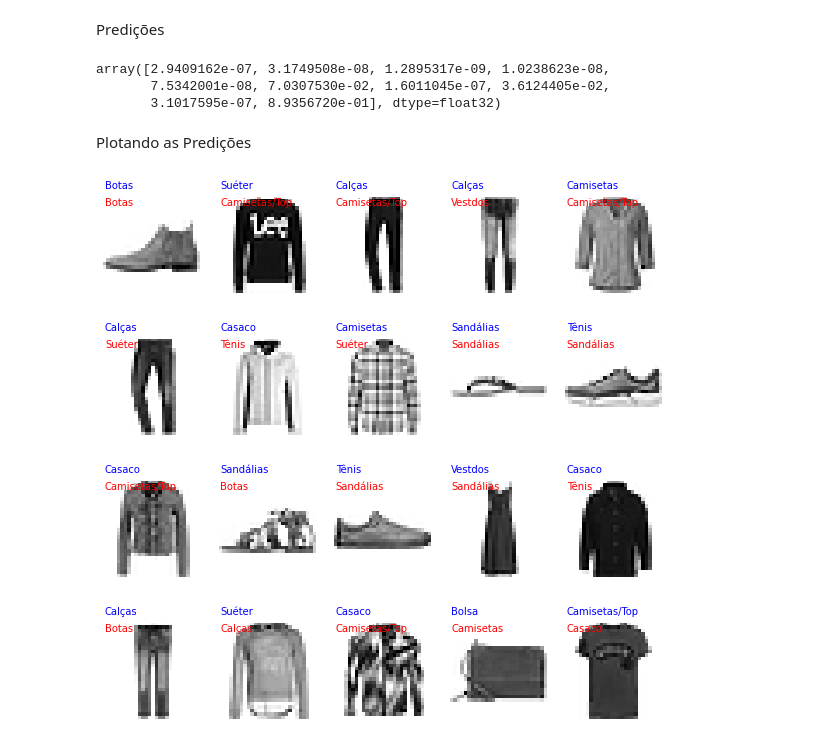
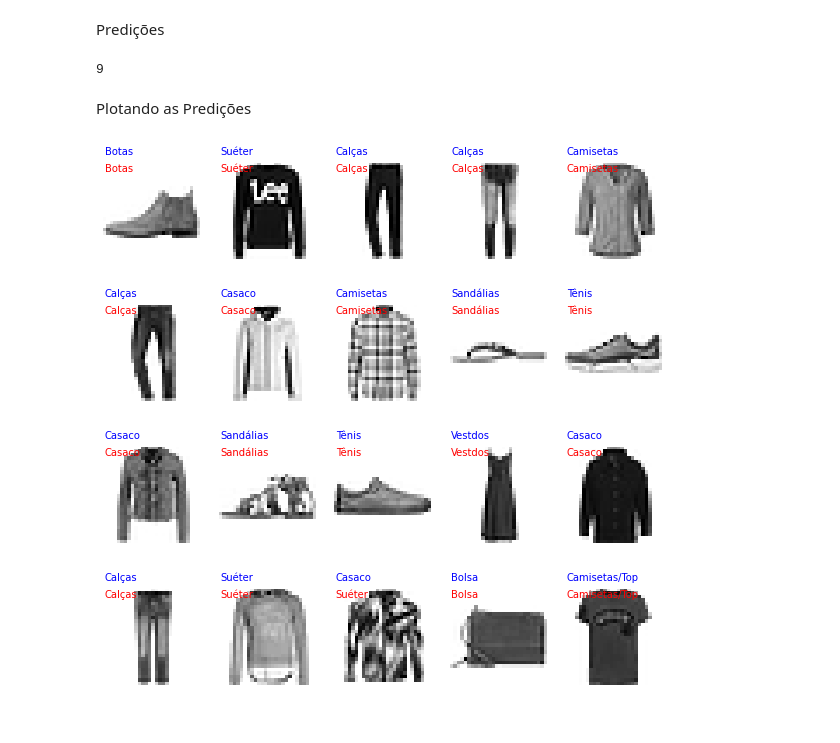
Before and after one commit to rafaelrlima/aula7_rede_neural-densa, a Jupyter notebook: FashionMNIST.ipynb, the cells around one changed output. Cells and saved outputs as stored; diff of their text form; code cells hidden in the pictures.

```diff
--- a/FashionMNIST.ipynb
+++ b/FashionMNIST.ipynb
@@ -84,28 +93,27 @@ Test accuracy: 0.864300012588501
 Predições
 # %%
 predictions = model.predict(QX)
+predictions = predictions.argmax(axis=-1)
 predictions[0]
 # %% [output]
-array([2.9409162e-07, 3.1749508e-08, 1.2895317e-09, 1.0238623e-08,
-       7.5342001e-08, 7.0307530e-02, 1.6011045e-07, 3.6124405e-02,
-       3.1017595e-07, 8.9356720e-01], dtype=float32)
+9
 # %% [markdown]
 Plotando as Predições
 # %%
 class_names = ['Camisetas/Top', 'Calças', 'Suéter', 'Vestdos', 'Casaco',
                'Sandálias', 'Camisetas', 'Tênis', 'Bolsa', 'Botas']
 
 f = plt.figure(figsize=(10,10))
 for i in range(20):
   f.add_subplot(4,5,i+1)
   plt.imshow(QX[i], cmap="gray")
   plt.xticks([])
   plt.yticks([])
   plt.grid(False)
   plt.axis("off");
   plt.text(0,-3,class_names[QY[i]],color="b")
-  plt.text(0, 2,class_names[AY[i]],color="r")
+  plt.text(0, 2,class_names[predictions[i]],color="r")
   #plt.savefig("nome_imagem.png")
 plt.show()
 # %% [output]
-[figure, old version]
+[figure, new version]
```
Also changed, not shown: parts of 3 cells of this notebook.
